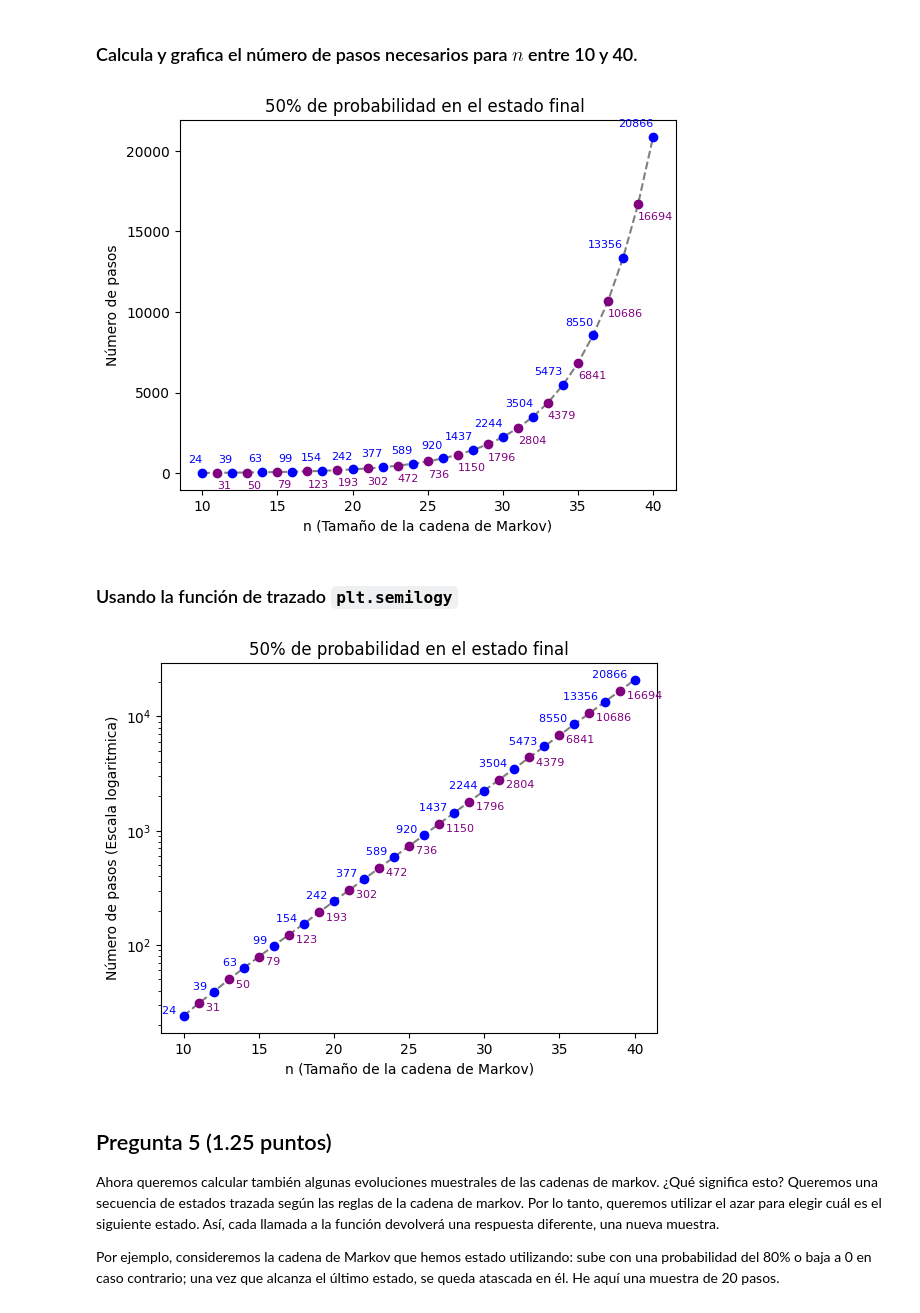
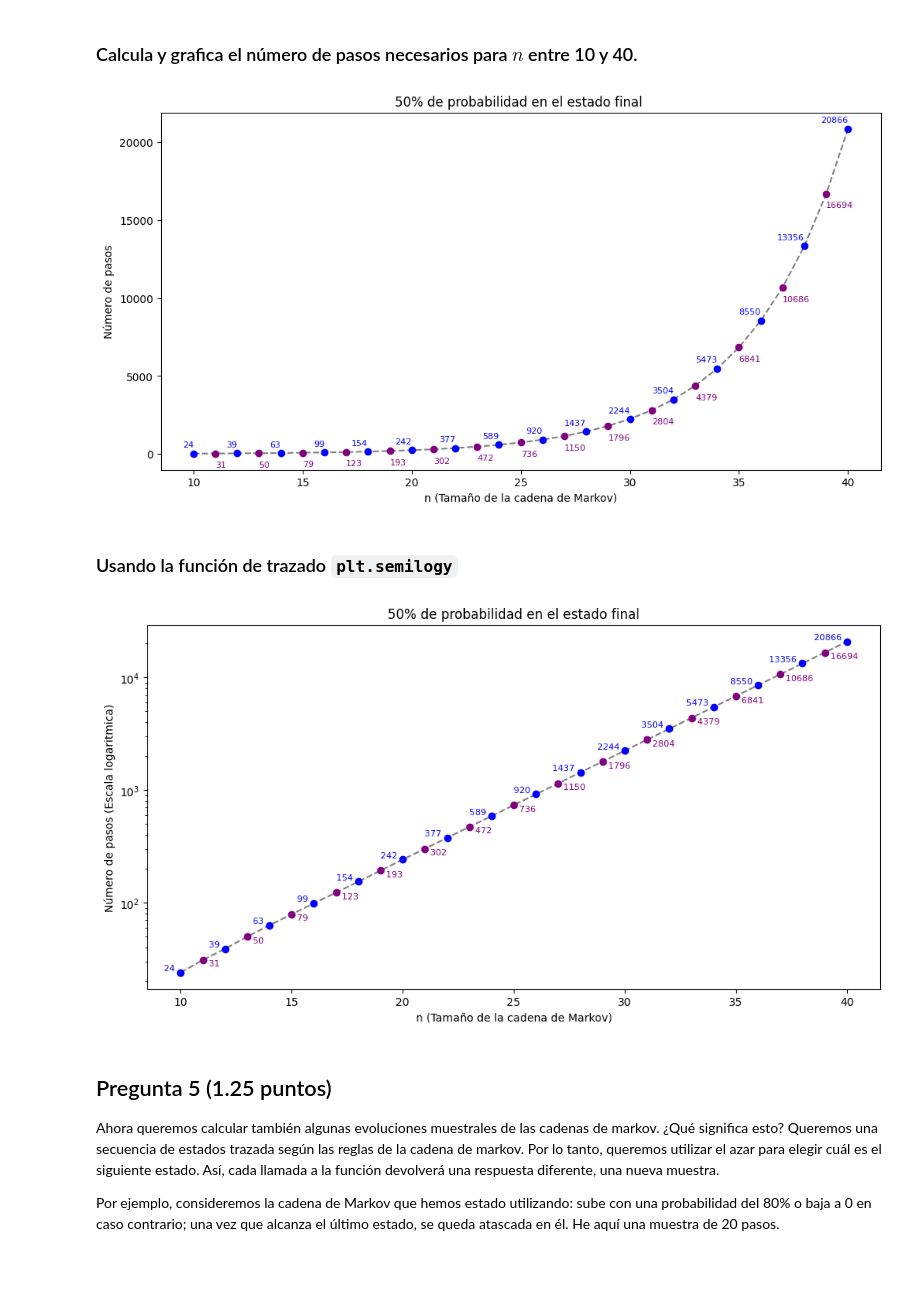
Before and after one commit to jesuusmontalvo/MIA_2024II_PML, a Jupyter notebook: Parcial/enunciadov1.2/notebook/parcialv1_4.ipynb, the cells around one changed output. Drawn from its saved outputs; the diff is of its cells as text; code cells hidden in the pictures; blank space fills up the shorter version.

```diff
--- a/Parcial/enunciadov1.2/notebook/parcialv1_4.ipynb
+++ b/Parcial/enunciadov1.2/notebook/parcialv1_4.ipynb
@@ -274,26 +274,28 @@ numero_pasos = []
 for k in range(10, 41):
     numero_pasos.append(num_steps(k))
 # %%
+plt.figure(figsize=(12, 6))
 plt.plot(valores_n, numero_pasos, color="gray", linestyle="--")
 
 for i, value in enumerate(numero_pasos):
     if i % 2 == 0:
-        plt.text(valores_n[i], value + 500, f"{value}", fontsize="8", ha="right", va="bottom", color="blue")
+        plt.text(valores_n[i], value + 300, f"{value}", fontsize="8", ha="right", va="bottom", color="blue")
         plt.plot(valores_n[i], value, marker="o", color="blue", linestyle="")
     else:
         plt.text(valores_n[i], value - 500, f"{value}", fontsize="8", ha="left", va="top", color="purple")
         plt.plot(valores_n[i], value, marker="o", color="purple", linestyle="")
 
 plt.title("50% de probabilidad en el estado final ")
 plt.xlabel("n (Tamaño de la cadena de Markov)")
 plt.ylabel("Número de pasos")
 plt.savefig("qsn4c.png")
 plt.show()
 # %% [output]
-[figure, old version]
+[figure, new version]
 # %% [markdown]
 ### Usando la función de trazado `plt.semilogy`
 # %%
+plt.figure(figsize=(12, 6))
 plt.semilogy(valores_n, numero_pasos, color="gray", linestyle="--")
 
 for i, value in enumerate(numero_pasos):
@@ -310,7 +312,7 @@ plt.ylabel("Número de pasos (Escala logaritmica)")
 plt.savefig("qsn4c_semilogy.png")
 plt.show()
 # %% [output]
-[figure, old version]
+[figure, new version]
 # %% [markdown]
 ## Pregunta 5 (1.25 puntos)
 
```
Also changed, not shown: parts of 34 cells of this notebook, 9 other files.
